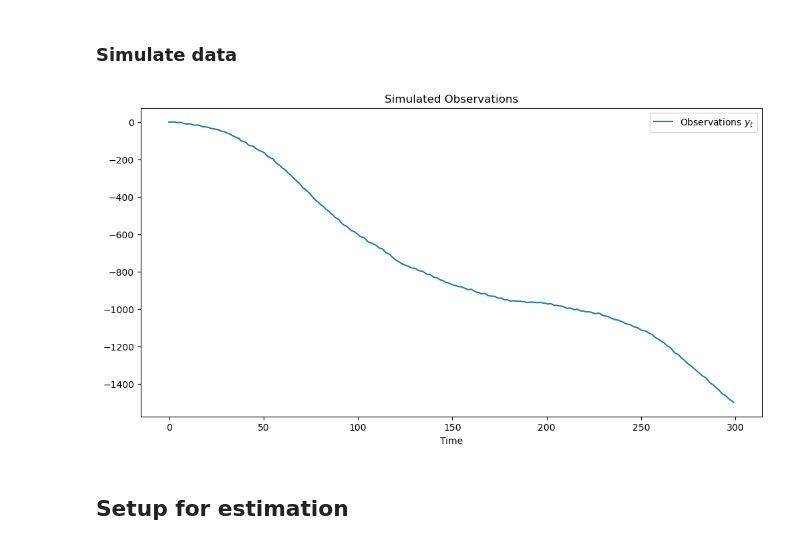
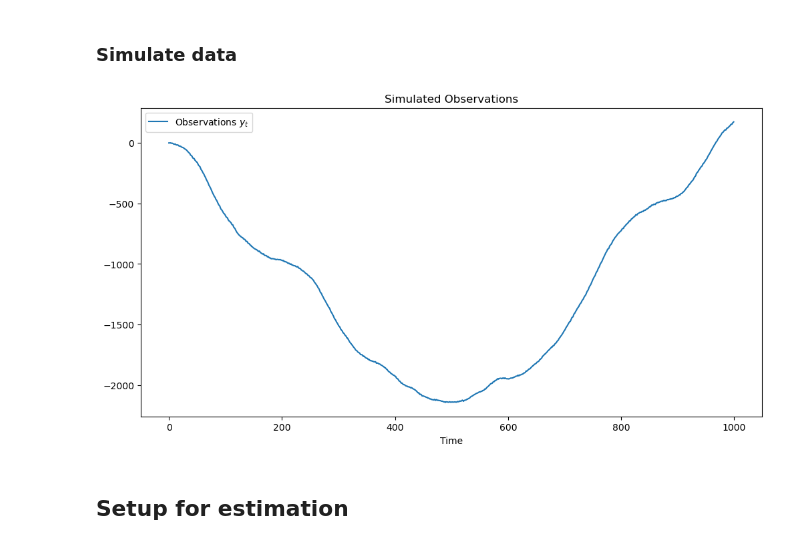
Before and after one commit to MKildemark/State-Space-Model-Estimation, a Jupyter notebook: python/stm.ipynb, the cells around one changed output. Cells and saved outputs as stored; diff of their text form; code cells hidden in the pictures.

```diff
--- a/python/stm.ipynb
+++ b/python/stm.ipynb
@@ -182,19 +123,19 @@ def simulate_data(params, n_order, n_obs, alpha_init):
 
     return y, alpha
 # %%
-n_obs = 300
+n_obs = 1000
 y_init = 0
 y,alpha = simulate_data(params, n_order, n_obs, alpha_init = np.zeros(2 + 2*n_order))
 
 #plot simulated data
 plt.figure(figsize=(12, 6))
 plt.plot(y, label='Observations $y_t$')
 plt.legend()
 plt.xlabel('Time')
 plt.title('Simulated Observations')
 plt.show()
 # %% [output]
-[figure, old version]
+[figure, new version]
 # %% [markdown]
 ## Setup for estimation
 # %% [markdown]
```
Also changed, not shown: parts of 7 cells of this notebook, 2 other files.
